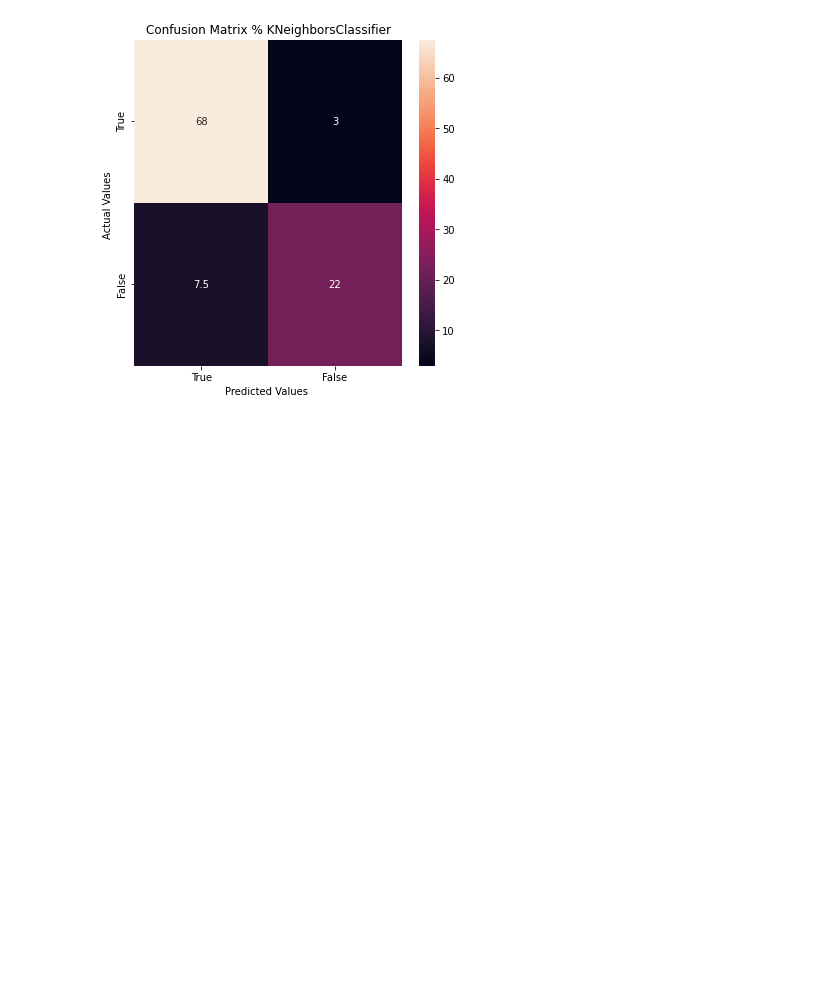
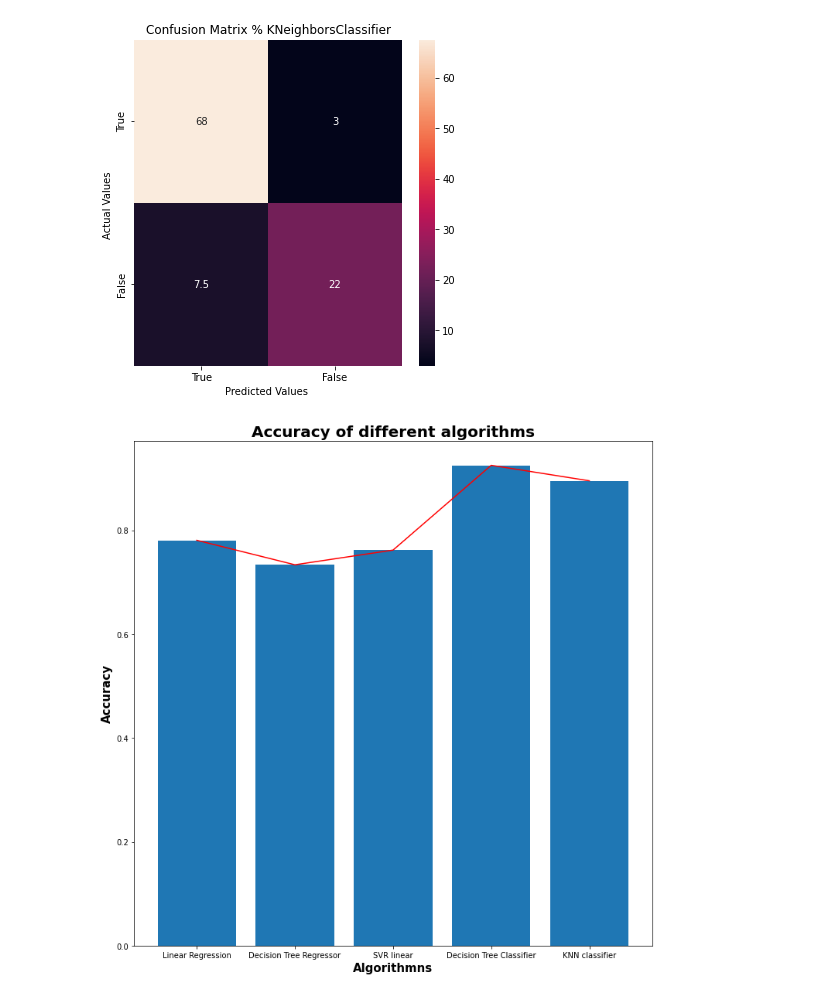
Before and after one commit to avishek-r/DataMining-LA2, a Jupyter notebook: medical-cost-prediction.ipynb, the cells around one changed output. Saved outputs shown, nothing was run; the diff lists cells and outputs as text; code cells hidden in the pictures; blank space fills up the shorter version.

```diff
--- a/medical-cost-prediction.ipynb
+++ b/medical-cost-prediction.ipynb
@@ -153,6 +153,6 @@ from sklearn.tree import export_graphviz
 tree=DecisionTreeRegressor()
 tree.fit(X_train,y_train)
 y_pred_tree=tree.predict(X_test)
-r2_tree =r2_score(y_test,y_pred_tree)
-r2_tree
+tree_reg_acc =r2_score(y_test,y_pred_tree)
+tree_reg_acc
 # %% [output]
@@ -184,8 +184,8 @@ from sklearn.svm import SVR
 svr_reg = SVR(kernel="linear")
 svr_reg.fit(X_train,y_train)
 y_pred_svr=svr_reg.predict(X_test)
-r2_svr=r2_score(y_test,y_pred_svr)
-r2_svr
+acc_svr=r2_score(y_test,y_pred_svr)
+acc_svr
 # %% [output]
 0.7620344995666248
 # %%
@@ -260,7 +260,8 @@ from sklearn.tree import DecisionTreeClassifier
 clf = DecisionTreeClassifier(criterion="gini", max_depth=3)
 clf.fit(X_train,y_train)
 y_tree = clf.predict(X_test)
-metrics.accuracy_score(y_test, y_tree)
+decision_tree_acc=metrics.accuracy_score(y_test, y_tree)
+decision_tree_acc
 # %% [output]
 0.9253731343283582
 # %%
@@ -327,8 +328,8 @@ KNeighborsClassifier(n_neighbors=3)
 # %%
 y_pred_knn = classifier.predict(X_test)
 # %%
-ac = metrics.accuracy_score(y_test, y_pred_knn)
-ac
+knn_acc = metrics.accuracy_score(y_test, y_pred_knn)
+knn_acc
 # %% [output]
 0.8955223880597015
 # %%
@@ -363,3 +364,15 @@ mx.yaxis.set_ticklabels(['True','False'])
 plt.show()
 # %% [output]
 [figure]
+# %%
+accuracy = [linear_reg_acc,tree_reg_acc,acc_svr,decision_tree_acc,knn_acc]
+labels=["Linear Regression","Decision Tree Regressor","SVR linear","Decision Tree Classifier","KNN classifier"]
+plt.figure(figsize=(12,12))
+plt.xlabel("Algorithmns",fontsize=15.0, fontweight='bold')
+plt.ylabel("Accuracy",fontsize=15.0, fontweight='bold')
+plt.title("Accuracy of different algorithms",fontsize=20.0, fontweight='bold')
+plt.bar(labels,accuracy)
+plt.plot(labels,accuracy,color="red")
+plt.show()
+# %% [output]
+[figure, added]
```
Also changed, not shown: parts of 3 cells of this notebook.
